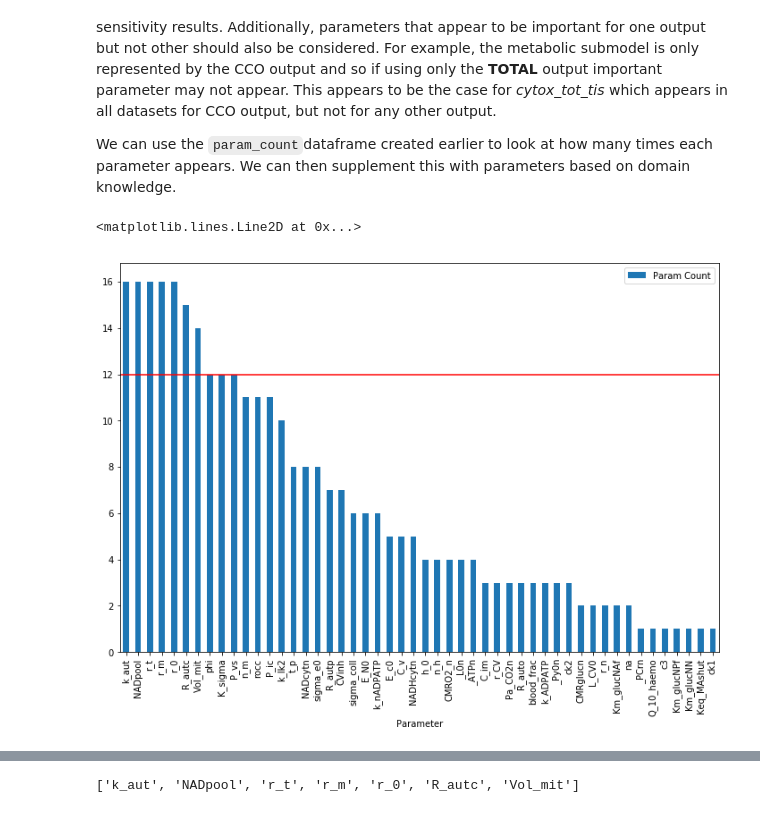
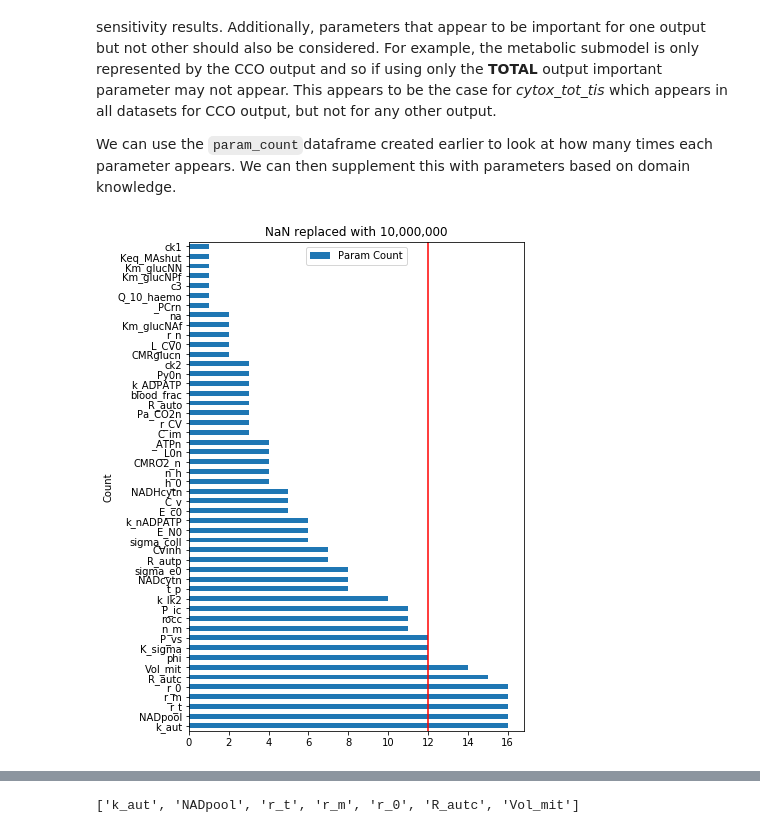
Before and after one commit to multimodalspectroscopy/hypothermia-bayescmd, a Jupyter notebook: results_processing/sensitivity_analysis/notebooks/hypothermia_0_SA.ipynb, the cells around one changed output, grey strips where cells are left out. Saved outputs shown, nothing was run; the diff lists cells and outputs as text; code cells hidden in the pictures.

```diff
--- a/results_processing/sensitivity_analysis/notebooks/hypothermia_0_SA.ipynb
+++ b/results_processing/sensitivity_analysis/notebooks/hypothermia_0_SA.ipynb
@@ -296,14 +321,16 @@ We can use the `param_count`dataframe created earlier to look at how many times
 # %%
 cutoff = 4*len(outputs)*0.75
 total_count = pd.DataFrame(combined.groupby(['Parameter']).nunique()['mu_star'])
 total_count.rename({'mu_star': 'Param Count'}, axis='columns', inplace=True)
 total_count.sort_values(by='Param Count', ascending=False, inplace=True)
 
-f = total_count.plot.bar(figsize=(12,8))
-f.axhline(y=cutoff, color='r')
+f = total_count.plot.barh(figsize=(6,9))
+f.axvline(x=cutoff, color='r')
+f.set_title('NaN replaced with 10,000,000')
+f.set_ylabel('Count')
+plt.savefig("/home/buck06191/Dropbox/phd/hypothermia/Figures/Sensitivity/bph0_large_bar.png", transparent=True)
 # %% [output]
-<matplotlib.lines.Line2D at 0x...>
-[figure, old version]
+[figure, new version]
 # %%
 cutoff = 4*len(outputs)*0.75
 total_count_zero = pd.DataFrame(combined_zero.groupby(['Parameter']).nunique()['mu_star'])
```
Also changed, not shown: parts of 8 cells of this notebook, 3 other files.
